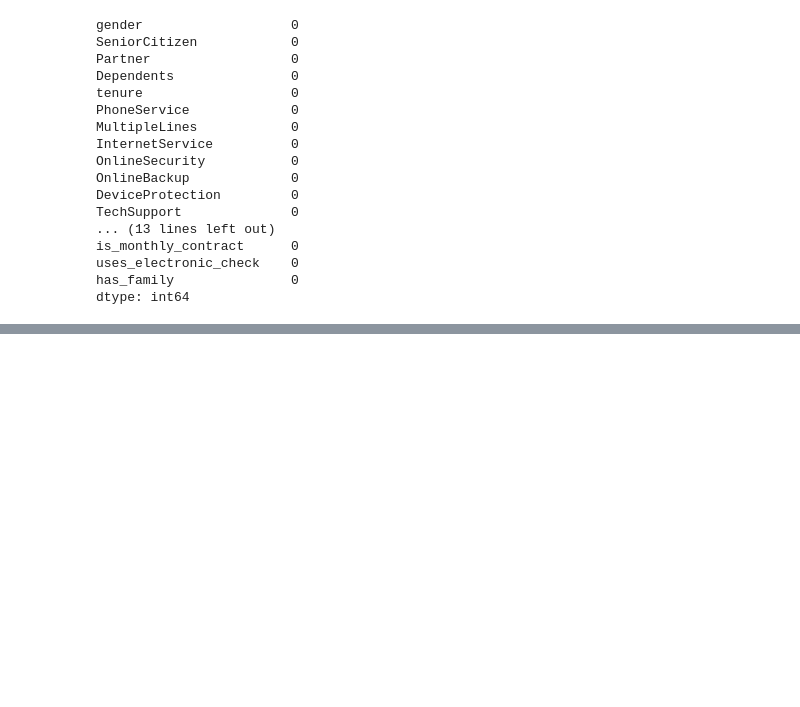
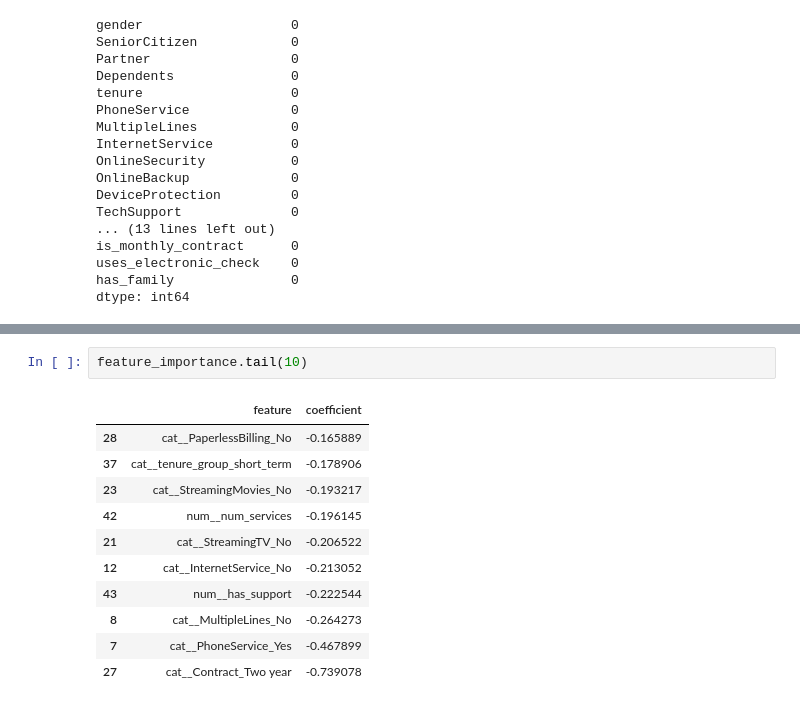
Before and after one commit to bk-12346/ML-Customer-Churn-Pipeline, a Jupyter notebook: notebooks/eda.ipynb, the cells around one changed output, grey strips where cells are left out. Drawn from its saved outputs; the diff is of its cells as text; blank space fills up the shorter version.

```diff
--- a/notebooks/eda.ipynb
+++ b/notebooks/eda.ipynb
@@ -213,0 +209,14 @@ weighted avg       0.77      0.78      0.77      1402
+# %%
+feature_importance.tail(10)
+# %% [output]
+|  | feature | coefficient |
+| 28 | cat__PaperlessBilling_No | -0.165889 |
+| 37 | cat__tenure_group_short_term | -0.178906 |
+| 23 | cat__StreamingMovies_No | -0.193217 |
+| 42 | num__num_services | -0.196145 |
+| 21 | cat__StreamingTV_No | -0.206522 |
+| 12 | cat__InternetService_No | -0.213052 |
+| 43 | num__has_support | -0.222544 |
+| 8 | cat__MultipleLines_No | -0.264273 |
+| 7 | cat__PhoneService_Yes | -0.467899 |
+| 27 | cat__Contract_Two year | -0.739078 |
```
Also changed, not shown: parts of 12 cells of this notebook, 4 other files.
